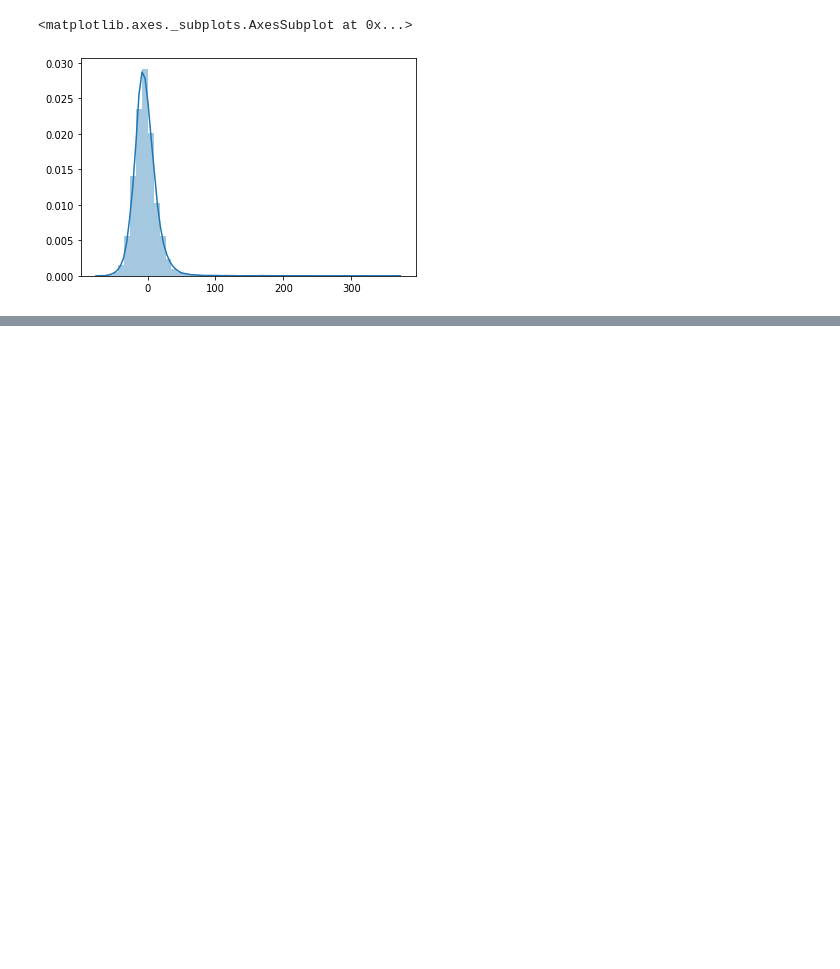
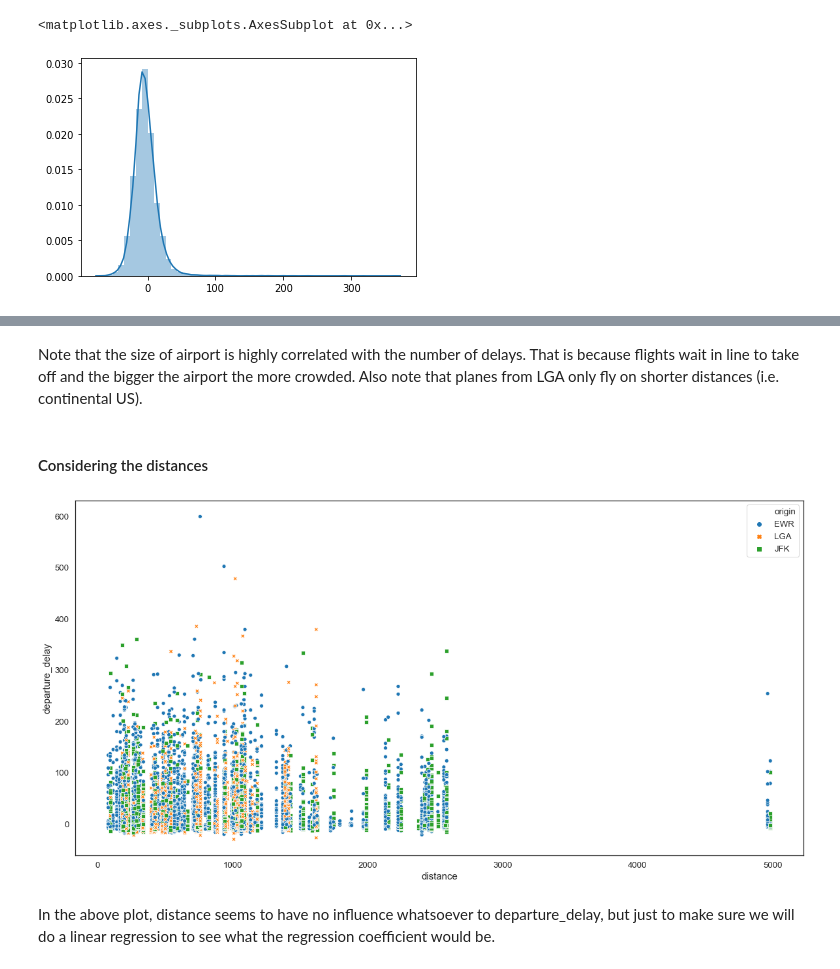
Before and after one commit to mihaihai/flight_data, a Jupyter notebook: Data exploration of flight delays and weather.ipynb, the cells around one changed output, grey strips where cells are left out. Drawn from its saved outputs; the diff is of its cells as text; code cells hidden in the pictures; blank space fills up the shorter version.

Commit message:
added more graphics for data exploration

```diff
--- a/Data exploration of flight delays and weather.ipynb
+++ b/Data exploration of flight delays and weather.ipynb
@@ -322,0 +288,19 @@ sns.jointplot(working['departure_delay'], working['distance'], kind = 'kde', )
+# %% [markdown]
+Note that the size of airport is highly correlated with the number of delays. That is because flights wait in line to take off and the bigger the airport the more crowded.
+Also note that planes from LGA only fly on shorter distances (i.e. continental US).
+# %% [markdown]
+#### Considering the distances
+# %%
+def scatter_by_airport(xaxis, yaxis):
+    fig, ax = plt.subplots(figsize=(20,10))
+    sns.scatterplot(x=xaxis, y=yaxis,
+                hue="origin", style="origin", legend="full", data=working)
+    plt.xlabel(xaxis, fontsize = 15)
+    plt.ylabel(yaxis, fontsize = 15)
+    plt.show()
+# %%
+scatter_by_airport("distance", "departure_delay")
+# %% [output]
+[figure, added]
+# %% [markdown]
+In the above plot, distance seems to have no influence whatsoever to departure_delay, but just to make sure we will do a linear regression to see what the regression coefficient would be.
```
Also changed, not shown: parts of 42 cells of this notebook, 1 other file.
